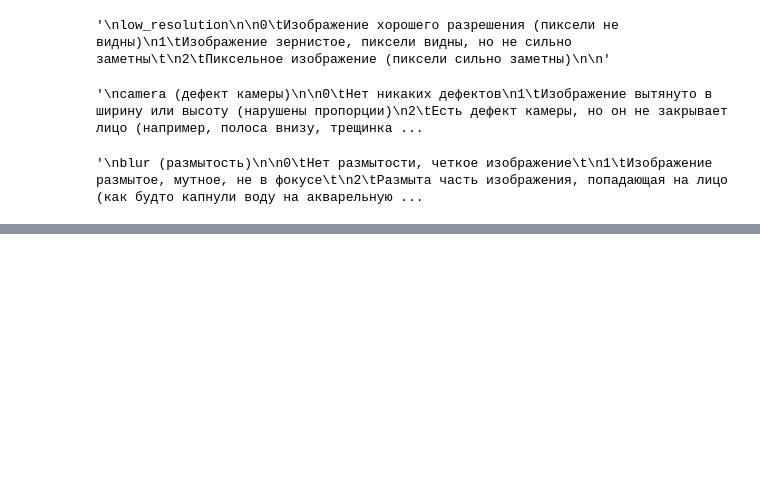
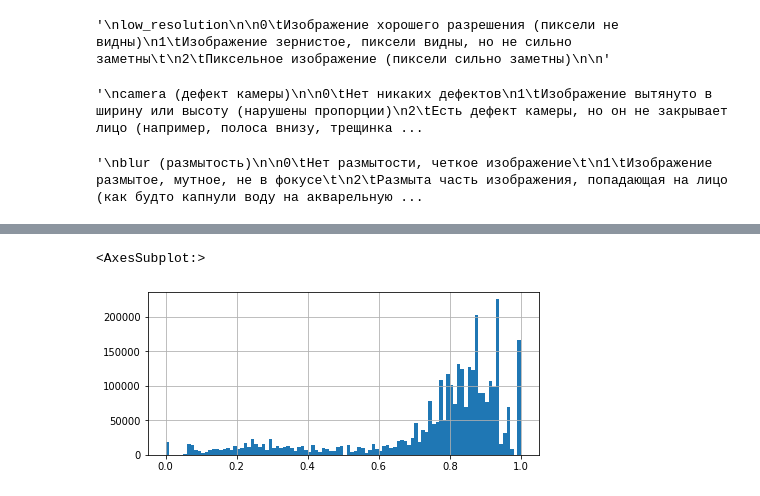
Before and after one commit to IgorSondors/data_eyes, a Jupyter notebook: check_labels.ipynb, the cells around one changed output, grey strips where cells are left out. Cells and saved outputs as stored; diff of their text form; code cells hidden in the pictures; blank space fills up the shorter version.

```diff
--- a/check_labels.ipynb
+++ b/check_labels.ipynb
@@ -229,0 +191,5 @@ ValueError: supplied range of [-1.0, inf] is not finite
+# %%
+df_test['const_right'].hist(bins = 100, figsize = (7, 3))
+# %% [output]
+<AxesSubplot:>
+[figure, added]
```
Also changed, not shown: parts of 37 cells of this notebook, 48 other files.
